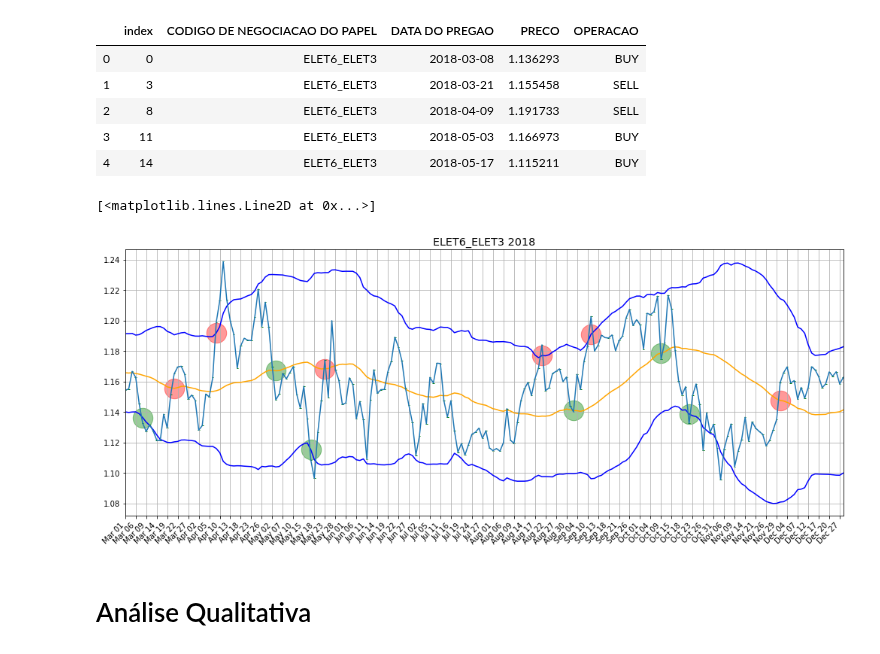
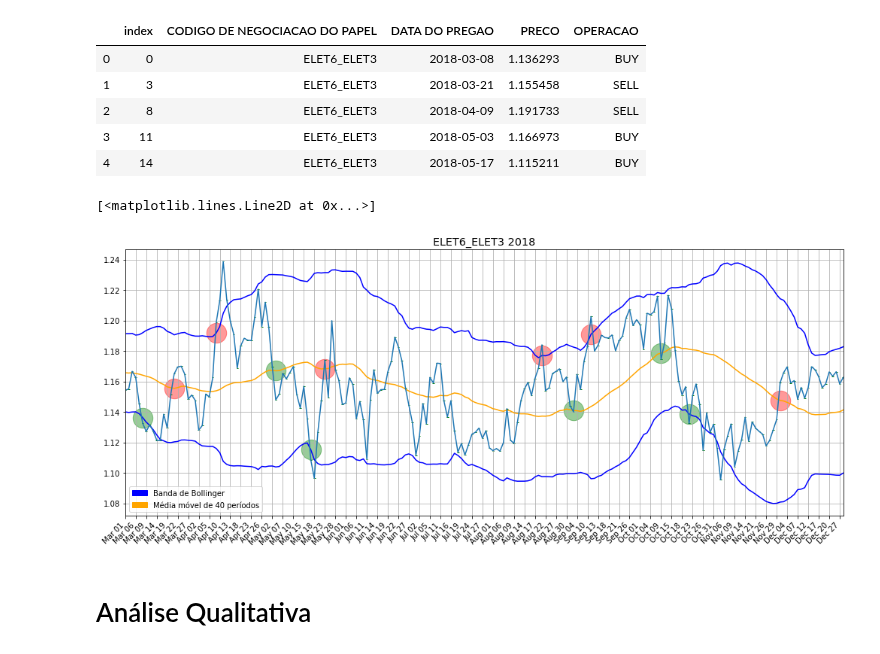
Before and after one commit to RodrigoCalderano/DOM-BOT, a Jupyter notebook: Jupyter/Long Short.ipynb, the cells around one changed output. Drawn from its saved outputs; the diff is of its cells as text; code cells hidden in the pictures.

```diff
--- a/Jupyter/Long Short.ipynb
+++ b/Jupyter/Long Short.ipynb
@@ -424,34 +437,39 @@ ax.set_xticks(ndays[::freq])
 ax.set_xticklabels(date_strings[::freq], rotation=45, ha='right', fontsize='medium')
 ax.set_xlim(ndays.min(), ndays.max())
 ax.set_title(stock['Par'].iloc[0] + " 2018")
 plt.tight_layout()
 plt.grid()
 
 # Adjusting order index
 new_order_id = []
 order_id = 0
 for each in range(len(stock)):
     if orders_df['DATA DO PREGAO'].iloc[order_id] == stock['DATA DO PREGAO'].iloc[each]:
         new_order_id.append(each)
         order_id = order_id + 1
     if order_id >= len(orders_df):
         break
 
 
 # Plot ordens
 
 for each_order in range(len(new_order_id)):
     if orders_df['OPERACAO'].iloc[each_order] == 'SELL':
         cor = 'red'
     else:
         cor = 'green'
     ax.scatter(new_order_id[each_order],orders_df['PRECO'].iloc[each_order], s=700, c=cor, alpha=.4)
 plt.grid()
 
+red_patch1 = mpatches.Patch(color='blue', label='Banda de Bollinger')
+red_patch2 = mpatches.Patch(color='orange', label='Média móvel de 40 períodos')
+plt.legend(handles=[red_patch1, red_patch2])
+
+
 ax.plot(stock['Ratio'])
 # %% [output]
 [<matplotlib.lines.Line2D at 0x...>]
-[figure, old version]
+[figure, new version]
 # %% [markdown]
 # Análise Qualitativa
 # %%
```
Also changed, not shown: parts of 3 cells of this notebook, 2 other files.
